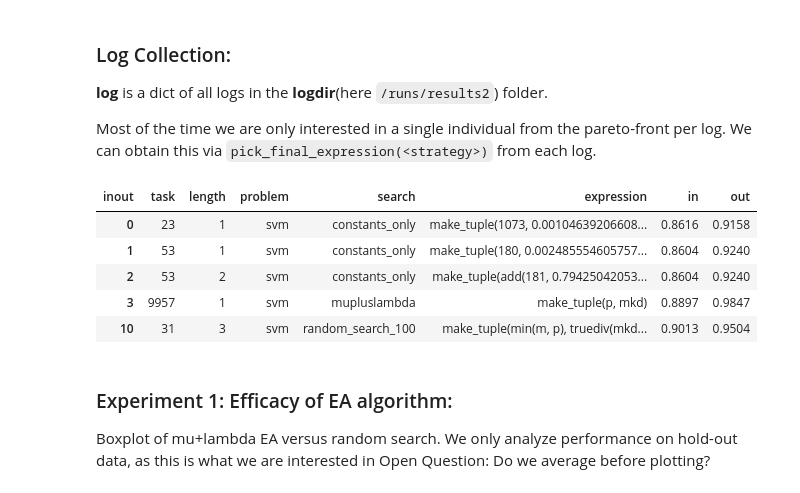
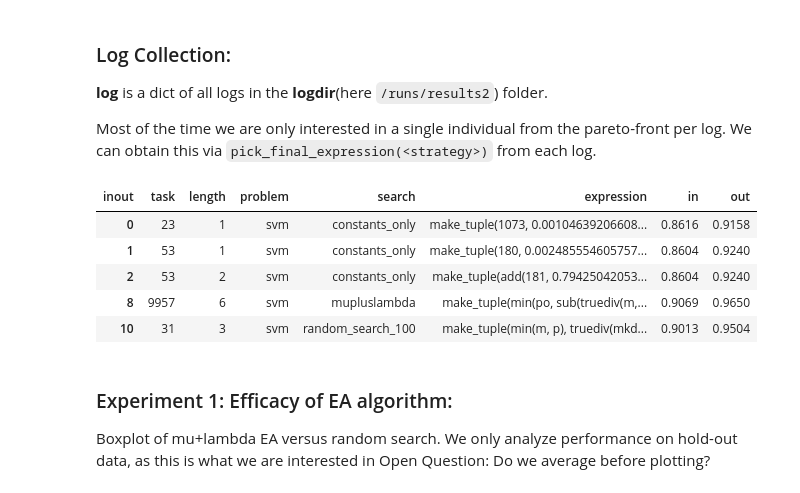
Before and after one commit to PGijsbers/symbolicdefaults, a Jupyter notebook: LogParsing-V3.ipynb, the cells around one changed output. Cells and saved outputs as stored; diff of their text form; code cells hidden in the pictures.

```diff
--- a/LogParsing-V3.ipynb
+++ b/LogParsing-V3.ipynb
@@ -189,19 +189,19 @@ for problem in problems:
 # %%
 # Get final expression acording to some pick strategy data.
 # Columns 'in' and 'out' refer to in- and out-of-sample performance
 df = pd.DataFrame([])
 
 for k in log.keys():
-    pdf = log[k].pick_final_expression("cheat")
+    pdf = log[k].pick_final_expression("best")
     pdf['problem'] = k
     df = df.append(pdf)
 df[['task', 'length', 'problem', 'search', 'expression', 'in', 'out']].head()
 # %% [output]
 | inout | task | length | problem | search | expression | in | out |
 | 0 | 23 | 1 | svm | constants_only | make_tuple(1073, 0.00104639206608... | 0.8616 | 0.9158 |
 | 1 | 53 | 1 | svm | constants_only | make_tuple(180, 0.002485554605757... | 0.8604 | 0.9240 |
 | 2 | 53 | 2 | svm | constants_only | make_tuple(add(181, 0.79425042053... | 0.8604 | 0.9240 |
-| 3 | 9957 | 1 | svm | mupluslambda | make_tuple(p, mkd) | 0.8897 | 0.9847 |
+| 8 | 9957 | 6 | svm | mupluslambda | make_tuple(min(po, sub(truediv(m,... | 0.9069 | 0.9650 |
 | 10 | 31 | 3 | svm | random_search_100 | make_tuple(min(m, p), truediv(mkd... | 0.9013 | 0.9504 |
 # %% [markdown]
 ### Experiment 1: Efficacy of EA algorithm:
```
Also changed, not shown: parts of 17 cells of this notebook.
